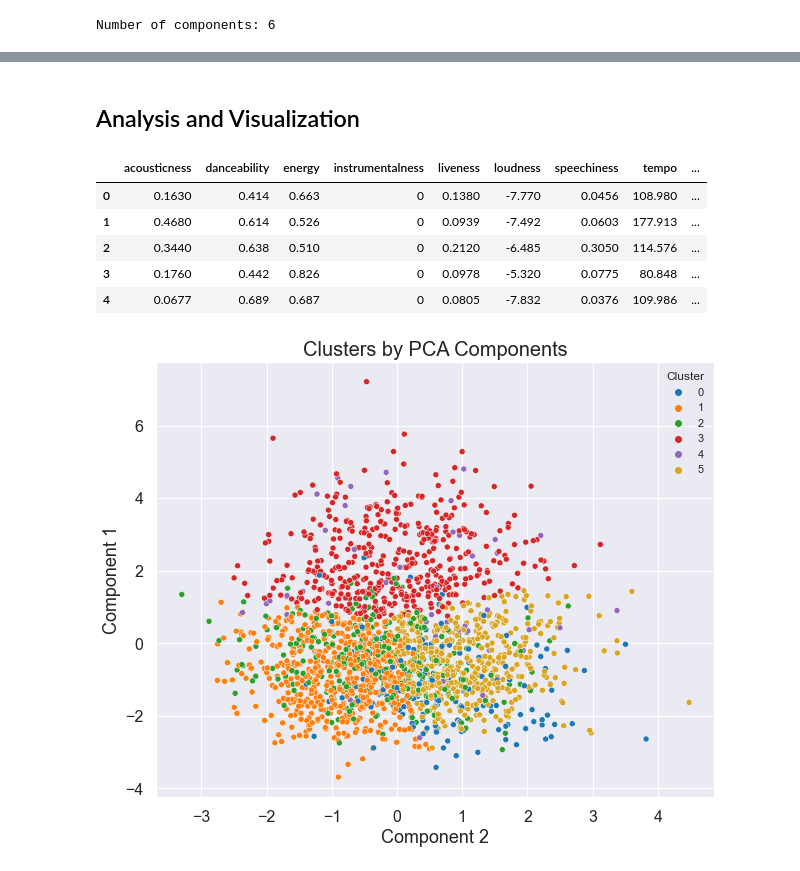
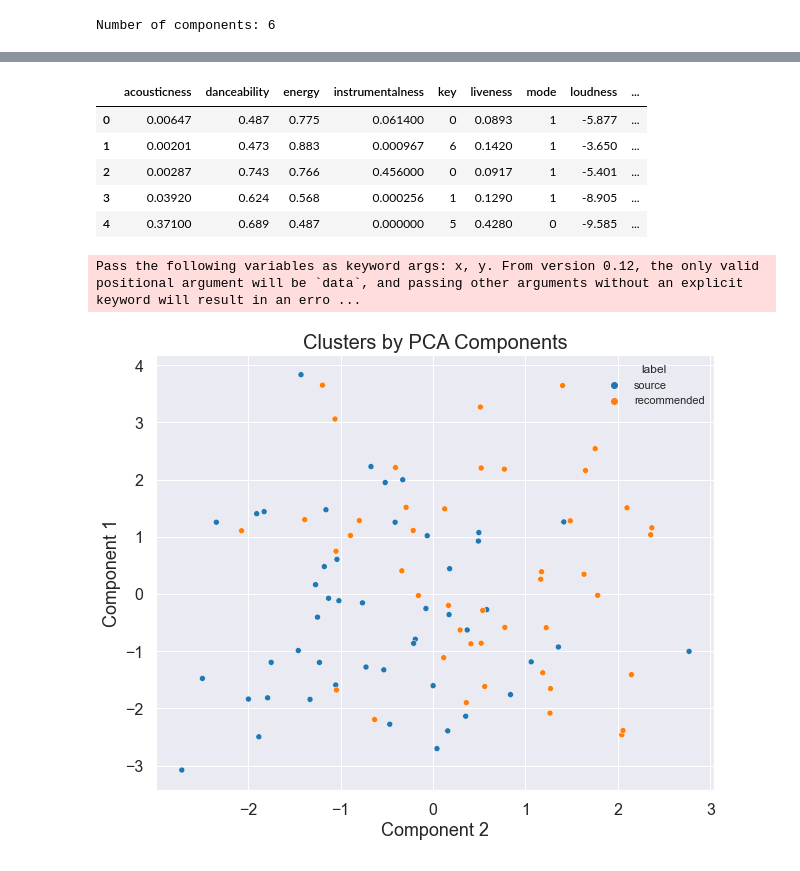
Before and after one commit to sejaldua/music-clustering, a Jupyter notebook: recommender.ipynb, the cells around one changed output, grey strips where cells are left out. Drawn from its saved outputs; the diff is of its cells as text; code cells hidden in the pictures.

```diff
--- a/recommender.ipynb
+++ b/recommender.ipynb
@@ -209,6 +375,0 @@ Finding the elbow point of the WCSS (within cluster sum of squares) curve using
-# %%
-visualizer = KElbowVisualizer(KMeans(init='k-means++', random_state=42), k=(1,21), timings=False)
-visualizer.fit(scores_pca)
-visualizer.show()
-n_clusters = visualizer.elbow_value_
-print("Optimal number of clusters:", n_clusters)
@@ -220,9 +375,0 @@ Finding the elbow point of the WCSS (within cluster sum of squares) curve using
-# %%
-wcss = []
-max_clusters = 21
-for i in range(1, max_clusters):
-    kmeans_pca = KMeans(i, init='k-means++', random_state=42)
-    kmeans_pca.fit(scores_pca)
-    wcss.append(kmeans_pca.inertia_)
-n_clusters = KneeLocator([i for i in range(1, max_clusters)], wcss, curve='convex', direction='decreasing').knee
-print("Optimal number of clusters", n_clusters)
@@ -243,34 +376,31 @@ plt.show()
-# %%
-kmeans_pca = KMeans(n_clusters=n_clusters, init='k-means++', random_state=42)
-kmeans_pca.fit(scores_pca);
-# %% [markdown]
-## Analysis and Visualization
 # %%
-df_seg_pca_kmeans = pd.concat([df_X.reset_index(drop=True), pd.DataFrame(scores_pca)], axis=1)
-df_seg_pca_kmeans.columns.values[(-1*n_comps):] = ["Component " + str(i+1) for i in range(n_comps)]
-df_seg_pca_kmeans['Cluster'] = kmeans_pca.labels_
-df_seg_pca_kmeans.head()
+df_seg_pca = pd.concat([df_X.reset_index(drop=True), pd.DataFrame(scores_pca)], axis=1)
+df_seg_pca.columns.values[(-1*n_comps):] = ["Component " + str(i+1) for i in range(n_comps)]
+df_seg_pca['label'] = track_info['label']
+df_seg_pca.head()
 # %% [output]
-|  | acousticness | danceability | energy | instrumentalness | liveness | loudness | speechiness | tempo | ... |
-| 0 | 0.1630 | 0.414 | 0.663 | 0 | 0.1380 | -7.770 | 0.0456 | 108.980 | ... |
-| 1 | 0.4680 | 0.614 | 0.526 | 0 | 0.0939 | -7.492 | 0.0603 | 177.913 | ... |
-| 2 | 0.3440 | 0.638 | 0.510 | 0 | 0.2120 | -6.485 | 0.3050 | 114.576 | ... |
-| 3 | 0.1760 | 0.442 | 0.826 | 0 | 0.0978 | -5.320 | 0.0775 | 80.848 | ... |
-| 4 | 0.0677 | 0.689 | 0.687 | 0 | 0.0805 | -7.832 | 0.0376 | 109.986 | ... |
+|  | acousticness | danceability | energy | instrumentalness | key | liveness | mode | loudness | ... |
+| 0 | 0.00647 | 0.487 | 0.775 | 0.061400 | 0 | 0.0893 | 1 | -5.877 | ... |
+| 1 | 0.00201 | 0.473 | 0.883 | 0.000967 | 6 | 0.1420 | 1 | -3.650 | ... |
+| 2 | 0.00287 | 0.743 | 0.766 | 0.456000 | 0 | 0.0917 | 1 | -5.401 | ... |
+| 3 | 0.03920 | 0.624 | 0.568 | 0.000256 | 1 | 0.1290 | 1 | -8.905 | ... |
+| 4 | 0.37100 | 0.689 | 0.487 | 0.000000 | 5 | 0.4280 | 0 | -9.585 | ... |
 # %%
-x = df_seg_pca_kmeans['Component 2']
-y = df_seg_pca_kmeans['Component 1']
+import plotly
+x = df_seg_pca['Component 2']
+y = df_seg_pca['Component 1']
 fig = plt.figure(figsize=(10, 8))
-sns.scatterplot(x, y, hue=df_seg_pca_kmeans['Cluster'], palette = ['tab:blue', 'tab:orange', 'tab:green', 'tab:red', 'tab:purple', 'goldenrod'])
+sns.scatterplot(x, y, hue=df_seg_pca['label'], palette = ['tab:blue', 'tab:orange'])
 plt.title('Clusters by PCA Components', fontsize=20)
 plt.xlabel("Component 2", fontsize=18)
 plt.ylabel("Component 1", fontsize=18)
 plt.xticks(fontsize=16)
 plt.yticks(fontsize=16)
 plt.show()
-fig.savefig("./visualizations/clusters-2d.png")
+# fig.savefig("./visualizations/clusters-2d.png")
 # %% [output]
+Pass the following variables as keyword args: x, y. From version 0.12, the only valid positional argument will be `data`, and passing other arguments without an explicit keyword will result in an erro ...
-[figure, old version]
+[figure, new version]
 # %%
 df['Cluster'] = df_seg_pca_kmeans['Cluster']
 df
```
Also changed, not shown: parts of 23 cells of this notebook.
